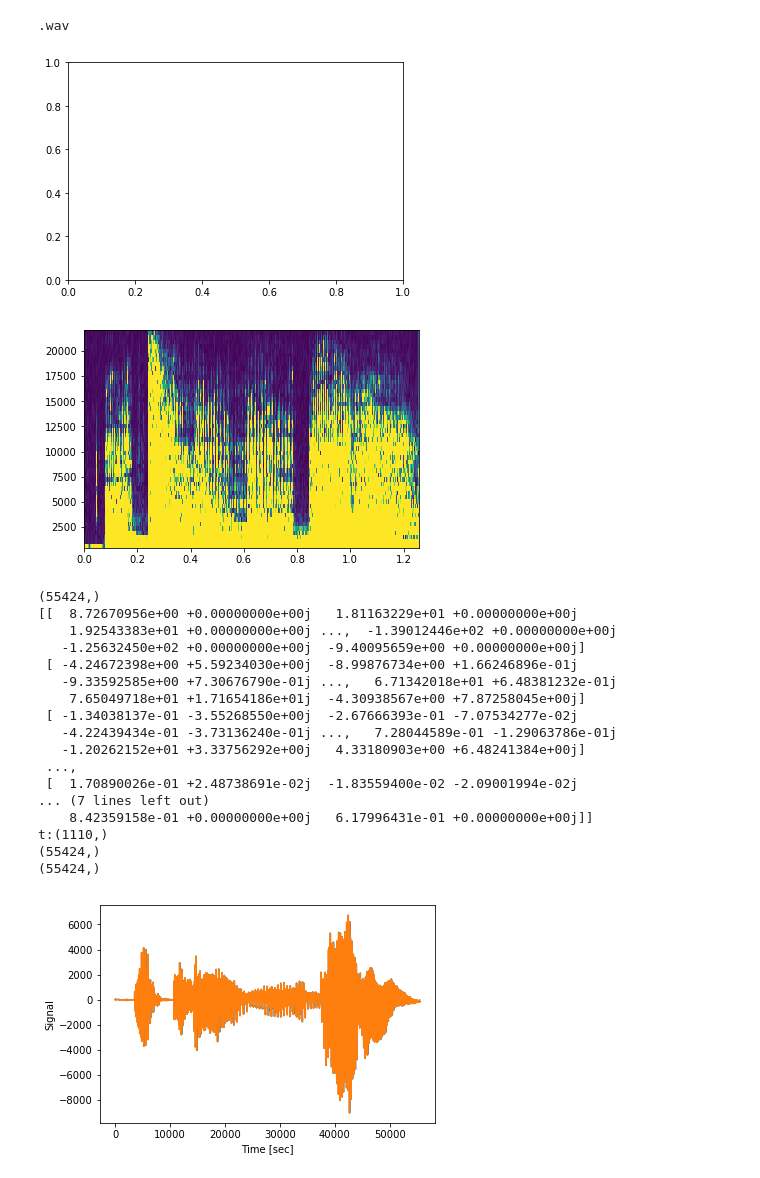
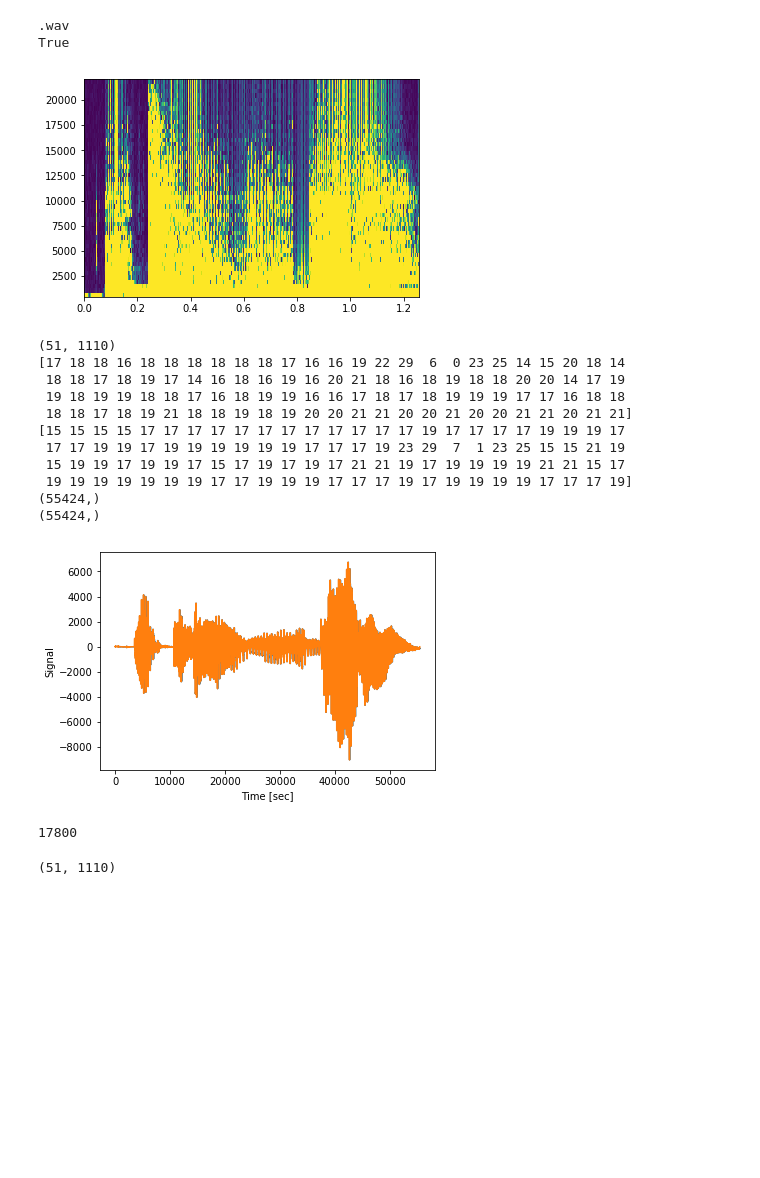
Before and after one commit to azahed98/CalHacks-2017, a Jupyter notebook: Untitled.ipynb, the cells around one changed output. Saved outputs shown, nothing was run; the diff lists cells and outputs as text; code cells hidden in the pictures; blank space fills up the shorter version.

```diff
--- a/Untitled.ipynb
+++ b/Untitled.ipynb
@@ -19,10 +19,11 @@ def audio_to_numpy(audio, mono=True):
     """
     print(audio[-4:])
     if (audio[-4:] == ".wav"):
-        arr = scipy.io.wavfile.read(audio)
+        rate, arr = scipy.io.wavfile.read(audio)
         if (mono):
-            return arr.sum(axis=1) / 2
-        return arr
+#             return (rate, arr.sum(axis=1) / 2)
+            return (rate, arr[:,0])
+        return (rate, arr)
 
     raise AttributeError("Audio must be .wav file")
 
@@ -39,7 +40,8 @@ def audio_to_spect(rate, audio, nperseg=256, noverlap=None):
     t <np.array>: Array of segment times
     Zxx <np.array>: 2D array of spectogram
     """
-    return signal.stft(audio, fs=rate, nperseg=nperseg, noverlap=None)
+    print(signal.check_COLA("hamming", nperseg, nperseg//2, tol= 1e-10))
+    return signal.stft(audio, window="hamming", fs=rate, nperseg=nperseg, noverlap=nperseg//2)
 
 def spect_to_audio(rate, spect, nperseg=256, noverlap=None):
     """
@@ -53,7 +55,7 @@ def spect_to_audio(rate, spect, nperseg=256, noverlap=None):
     t <np.array>: array of output data times
     x <np.array>: array format of audio; iSTFT of Zxx
     """
-    return signal.istft(spect, rate, nperseg=nperseg, noverlap=noverlap)
+    return signal.istft(spect, rate, window= "hamming", nperseg=nperseg, noverlap = nperseg//2)
 
 def save_audio(audio, rate, filename):
     """
@@ -69,54 +71,56 @@ def save_audio(audio, rate, filename):
 # %%
 audio_loc = "AhCmonNowBaby.wav"
 nperseg = 100
-noverlap = 0
 
 rate, audio = audio_to_numpy(audio_loc)
-audio = audio.sum(axis=1) / 2
+
+save_audio(audio, rate, "test5.wav")
+
+
 f, t, Zxx = audio_to_spect(rate, audio, nperseg)
 
 plt.figure()
 amp = 2 * np.sqrt(2)
 plt.pcolormesh(t, f, np.abs(Zxx), vmin=0, vmax=amp)
 plt.ylim([f[1], f[-1]])
 plt.show()
-print(audio.shape)
-print(Zxx)
-print("t:" + str(t.shape))
+# print(audio.shape)
+# print(Zxx)
+# print("t:" + str(t.shape))
+print(Zxx.shape)
+t, new_audio = spect_to_audio(rate, Zxx, nperseg)
+new_audio = new_audio[new_audio.size - audio.size:]
+new_audio = new_audio.astype(int)
 
-t, new_audio = spect_to_audio(rate, Zxx, nperseg)
-new_audio = new_audio[26:]
-
+print(new_audio[:100])
+print(audio[:100])
+save_audio(new_audio, rate, "test6.wav")
 steps = range(55424)
 print(audio.shape)
 print(new_audio.shape)
 
 plt.figure()
 plt.plot(steps, audio, steps, new_audio)
 plt.xlabel('Time [sec]')
 plt.ylabel('Signal')
 plt.show()
-
-save_audio(new_audio, rate, "test.wav")
 # %% [output]
 .wav
+True
-[figure, old version]
+[figure, new version]
+(51, 1110)
+[17 18 18 16 18 18 18 18 18 18 17 16 16 19 22 29  6  0 23 25 14 15 20 18 14
+ 18 18 17 18 19 17 14 16 18 16 19 16 20 21 18 16 18 19 18 18 20 20 14 17 19
+ 19 18 19 19 18 18 17 16 18 19 19 16 16 17 18 17 18 19 19 19 17 17 16 18 18
+ 18 18 17 18 19 21 18 18 19 18 19 20 20 21 21 20 20 21 20 20 21 21 20 21 21]
+[15 15 15 15 17 17 17 17 17 17 17 17 17 17 17 17 19 17 17 17 17 19 19 19 17
+ 17 17 19 19 17 19 19 19 19 19 19 17 17 17 19 23 29  7  1 23 25 15 15 21 19
+ 15 19 19 17 19 19 17 15 17 19 17 19 17 21 21 19 17 19 19 19 19 21 21 15 17
+ 19 19 19 19 19 19 19 17 17 19 19 19 17 17 17 19 17 19 19 19 19 17 17 17 19]
+(55424,)
+(55424,)
-[figure, old version]
+[figure, new version]
-(55424,)
-[[  8.72670956e+00 +0.00000000e+00j   1.81163229e+01 +0.00000000e+00j
-    1.92543383e+01 +0.00000000e+00j ...,  -1.39012446e+02 +0.00000000e+00j
-   -1.25632450e+02 +0.00000000e+00j  -9.40095659e+00 +0.00000000e+00j]
- [ -4.24672398e+00 +5.59234030e+00j  -8.99876734e+00 +1.66246896e-01j
-   -9.33592585e+00 +7.30676790e-01j ...,   6.71342018e+01 +6.48381232e-01j
-    7.65049718e+01 +1.71654186e+01j  -4.30938567e+00 +7.87258045e+00j]
- [ -1.34038137e-01 -3.55268550e+00j  -2.67666393e-01 -7.07534277e-02j
-   -4.22439434e-01 -3.73136240e-01j ...,   7.28044589e-01 -1.29063786e-01j
-   -1.20262152e+01 +3.33756292e+00j   4.33180903e+00 +6.48241384e+00j]
- ...,
- [  1.70890026e-01 +2.48738691e-02j  -1.83559400e-02 -2.09001994e-02j
-... (7 lines left out)
-    8.42359158e-01 +0.00000000e+00j   6.17996431e-01 +0.00000000e+00j]]
-t:(1110,)
-(55424,)
-(55424,)
-[figure, removed]
+# %%
+print(50 * 356)
+# %% [output]
+17800
@@ -122,0 +129,4 @@ t:(1110,)
+# %%
+print(Zxx.shape)
+# %% [output]
+(51, 1110)
```
Also changed, not shown: parts of 2 cells of this notebook, 7 other files.
